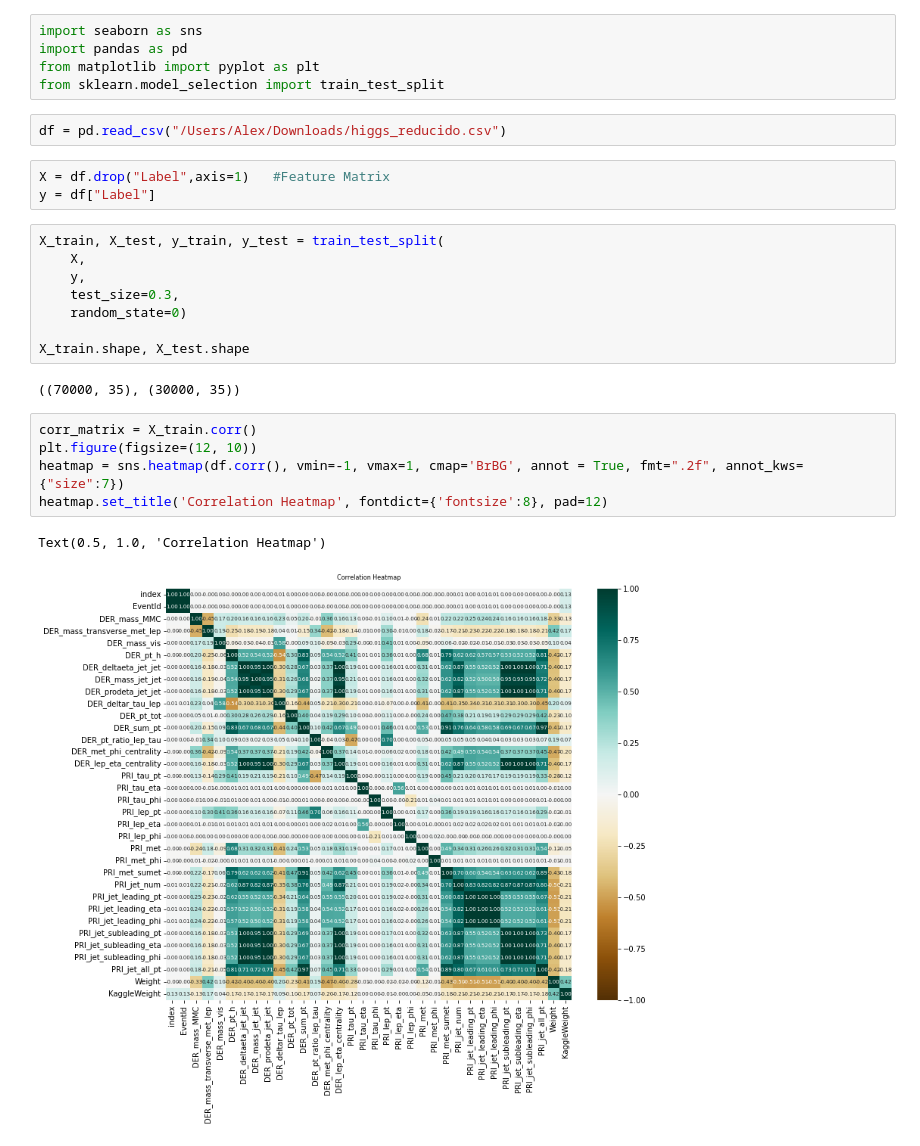
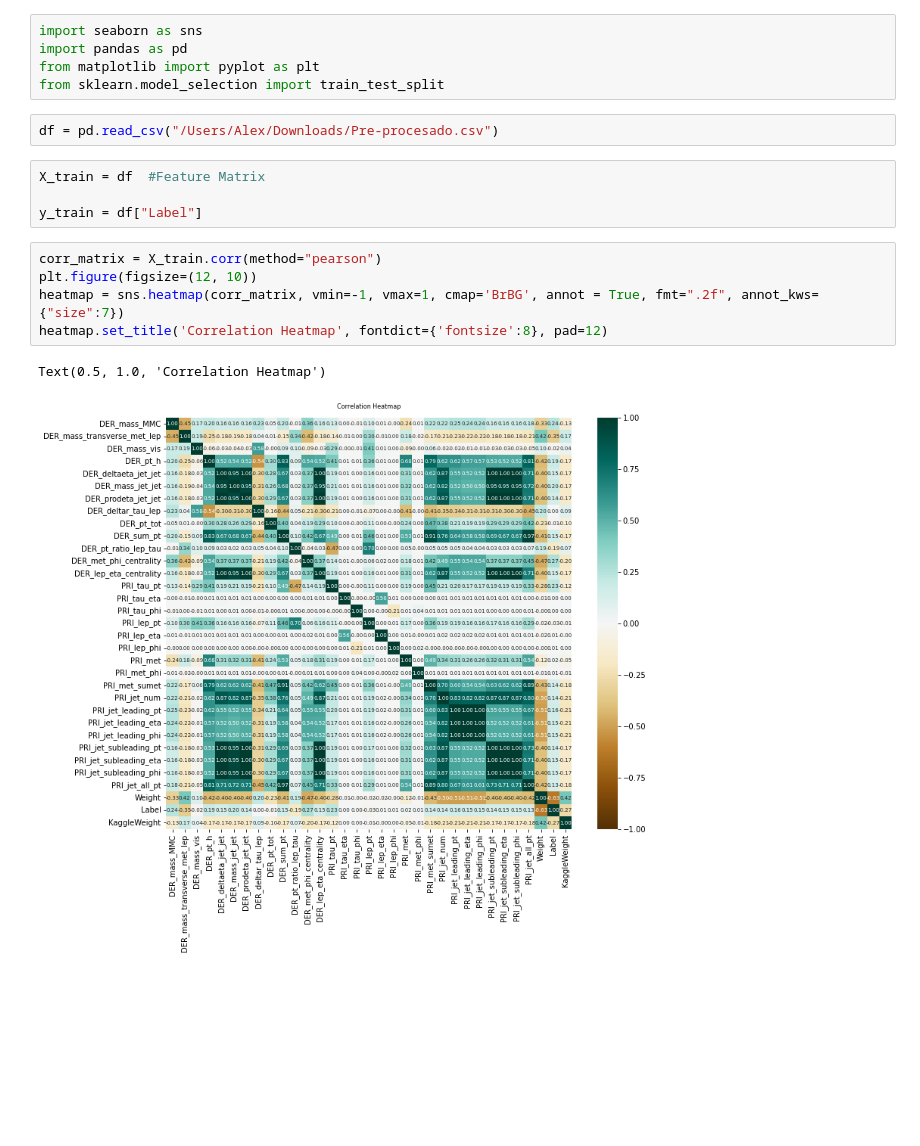
Before and after one commit to Alomar325/hep_feature_selection, a Jupyter notebook: hep_feature_selection-main/notebooks/src/Correlación_Pearson.ipynb, the cells around one changed output. Drawn from its saved outputs; the diff is of its cells as text; blank space fills up the shorter version.

Commit message:
correlacion con el ranking y preprocesado arreglado
correlacion con el ranking y preprocesado arreglado, ademas no puedo instalar las librerias de XGBoost y randomforest

```diff
--- a/hep_feature_selection-main/notebooks/src/Correlación_Pearson.ipynb
+++ b/hep_feature_selection-main/notebooks/src/Correlación_Pearson.ipynb
@@ -4,25 +4,16 @@ import pandas as pd
 from matplotlib import pyplot as plt
 from sklearn.model_selection import train_test_split
 # %%
-df = pd.read_csv("/Users/Alex/Downloads/higgs_reducido.csv")
+df = pd.read_csv("/Users/Alex/Downloads/Pre-procesado.csv")
 # %%
-X = df.drop("Label",axis=1)   #Feature Matrix
-y = df["Label"]
+X_train = df  #Feature Matrix
+
+y_train = df["Label"]
-# %%
-X_train, X_test, y_train, y_test = train_test_split(
-    X,
-    y,
-    test_size=0.3,
-    random_state=0)
-
-X_train.shape, X_test.shape
-# %% [output]
-((70000, 35), (30000, 35))
 # %%
-corr_matrix = X_train.corr()
+corr_matrix = X_train.corr(method="pearson")
 plt.figure(figsize=(12, 10))
-heatmap = sns.heatmap(df.corr(), vmin=-1, vmax=1, cmap='BrBG', annot = True, fmt=".2f", annot_kws={"size":7})
+heatmap = sns.heatmap(corr_matrix, vmin=-1, vmax=1, cmap='BrBG', annot = True, fmt=".2f", annot_kws={"size":7})
 heatmap.set_title('Correlation Heatmap', fontdict={'fontsize':8}, pad=12)
 # %% [output]
 Text(0.5, 1.0, 'Correlation Heatmap')
-[figure, old version]
+[figure, new version]
```
Also changed, not shown: parts of 5 cells of this notebook, 1 other file.
